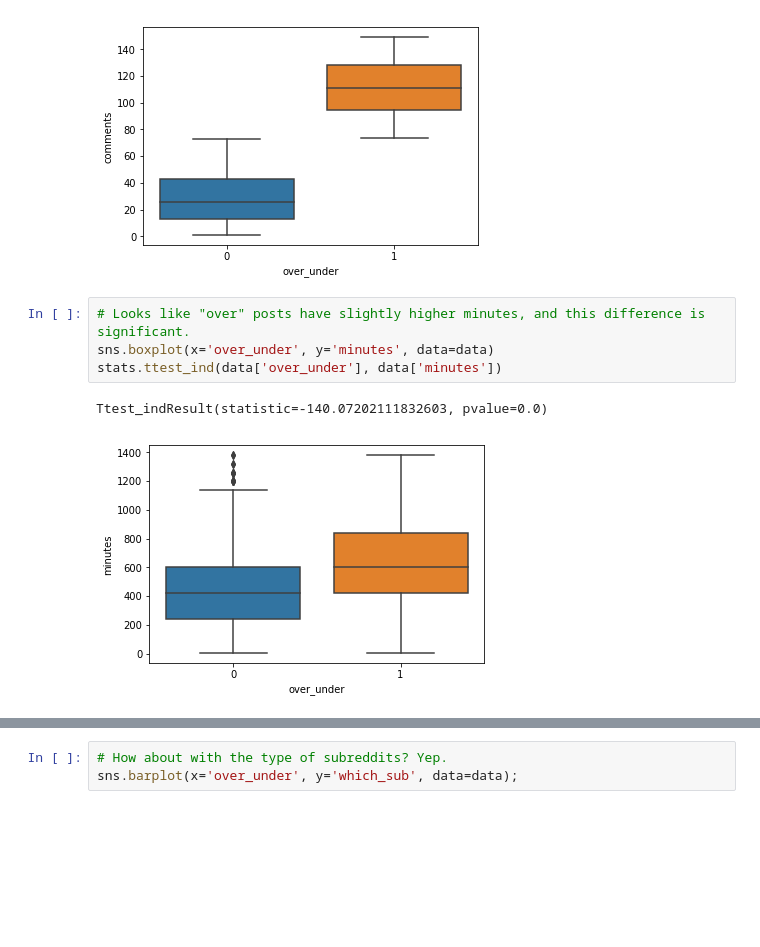
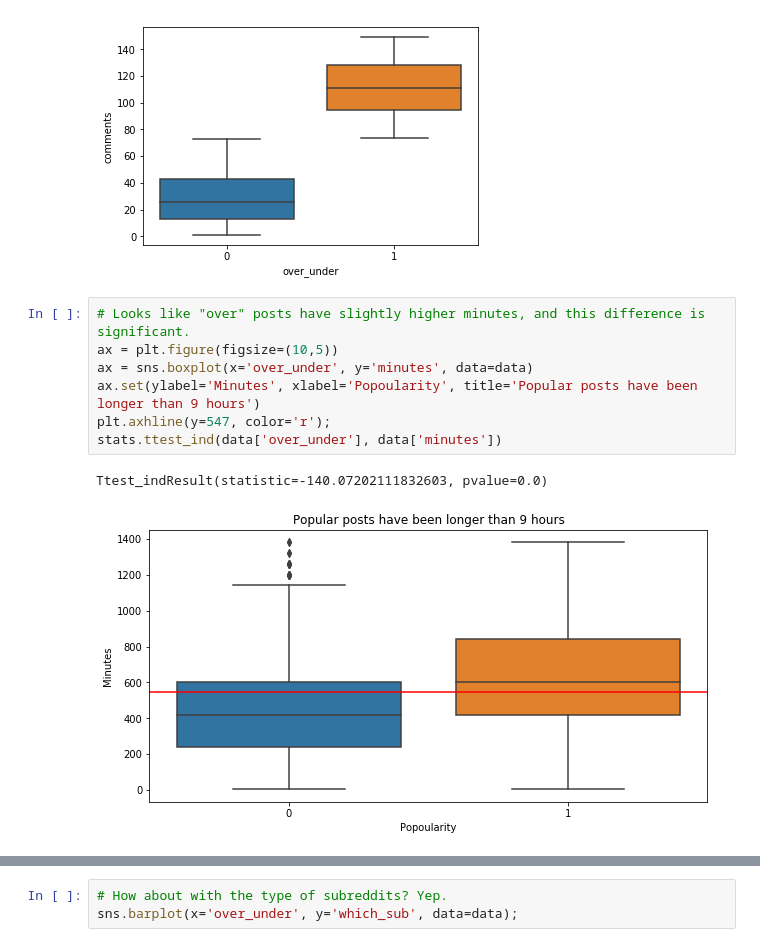
Before and after one commit to austinlasseter/classify_reddit_posts, a Jupyter notebook: 03 Exploratory Analysis.ipynb, the cells around one changed output, grey strips where cells are left out. Drawn from its saved outputs; the diff is of its cells as text; blank space fills up the shorter version.

```diff
--- a/03 Exploratory Analysis.ipynb
+++ b/03 Exploratory Analysis.ipynb
@@ -422,10 +430,13 @@ sns.boxplot(x='over_under', y='comments', data=data[data['comments']<150])
 [figure]
 # %%
 # Looks like "over" posts have slightly higher minutes, and this difference is significant.
-sns.boxplot(x='over_under', y='minutes', data=data)
+ax = plt.figure(figsize=(10,5))
+ax = sns.boxplot(x='over_under', y='minutes', data=data)
+ax.set(ylabel='Minutes', xlabel='Popoularity', title='Popular posts have been longer than 9 hours')
+plt.axhline(y=547, color='r');
 stats.ttest_ind(data['over_under'], data['minutes'])
 # %% [output]
 Ttest_indResult(statistic=-140.07202111832603, pvalue=0.0)
-[figure, old version]
+[figure, new version]
 # %%
 # Looks like "over" posts have slightly higher title lengths, and this difference is significant, too.
```
Also changed, not shown: parts of 7 cells of this notebook, 5 other files.
